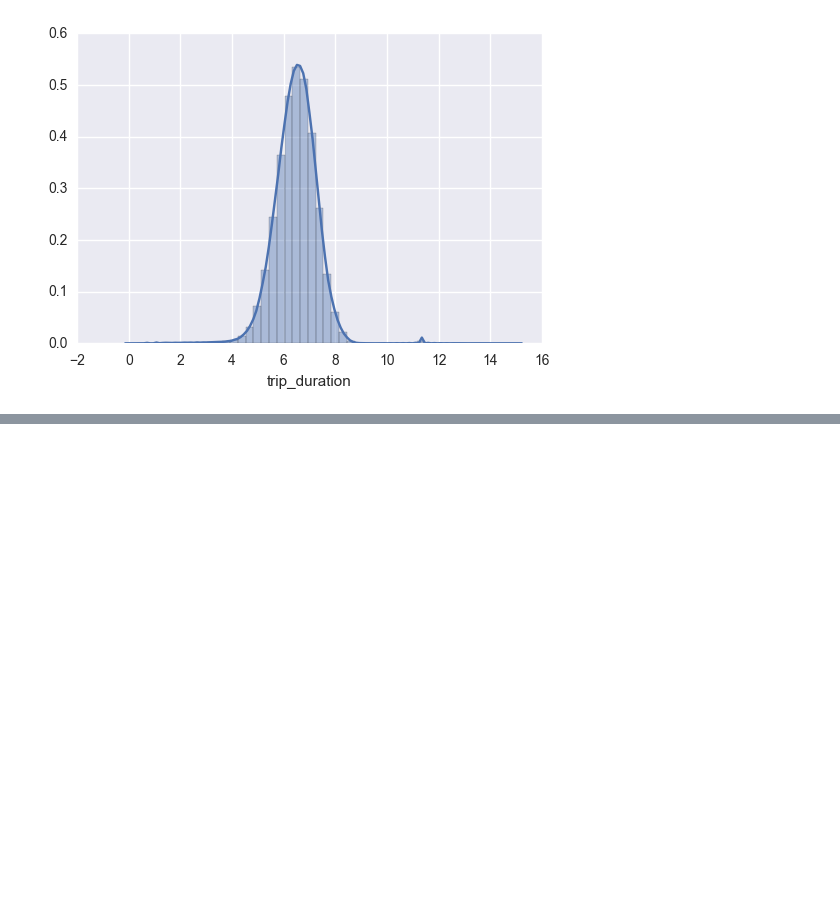
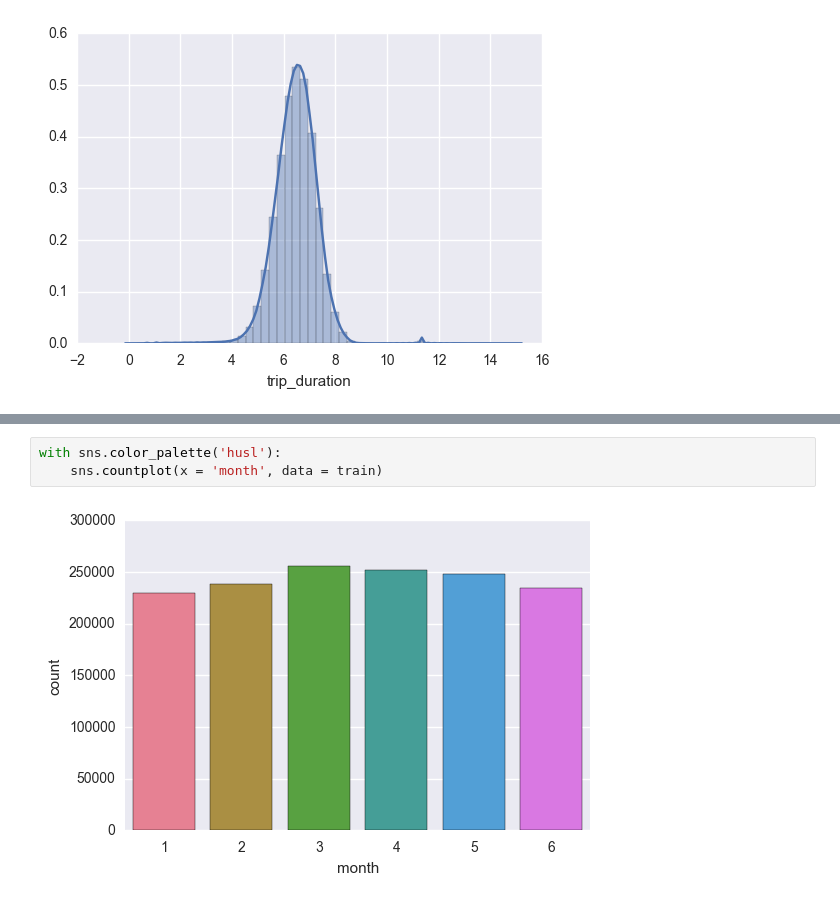
Before and after one commit to sglembocki/personal_projects, a Jupyter notebook: NewYorkTaxiTripDuration/NewYorkTaxiTripDuration.ipynb, the cells around one changed output, grey strips where cells are left out. Cells and saved outputs as stored; diff of their text form; blank space fills up the shorter version.

```diff
--- a/NewYorkTaxiTripDuration/NewYorkTaxiTripDuration.ipynb
+++ b/NewYorkTaxiTripDuration/NewYorkTaxiTripDuration.ipynb
@@ -69,4 +105,9 @@ with sns.color_palette("husl", 8):
 # %% [output]
 [figure]
+# %%
+with sns.color_palette('husl'):
+    sns.countplot(x = 'month', data = train)
+# %% [output]
+[figure, added]
 # %%
 train['weekday'] = train['pickup_datetime'].apply(lambda x: x.weekday())
```
Also changed, not shown: parts of 30 cells of this notebook.
